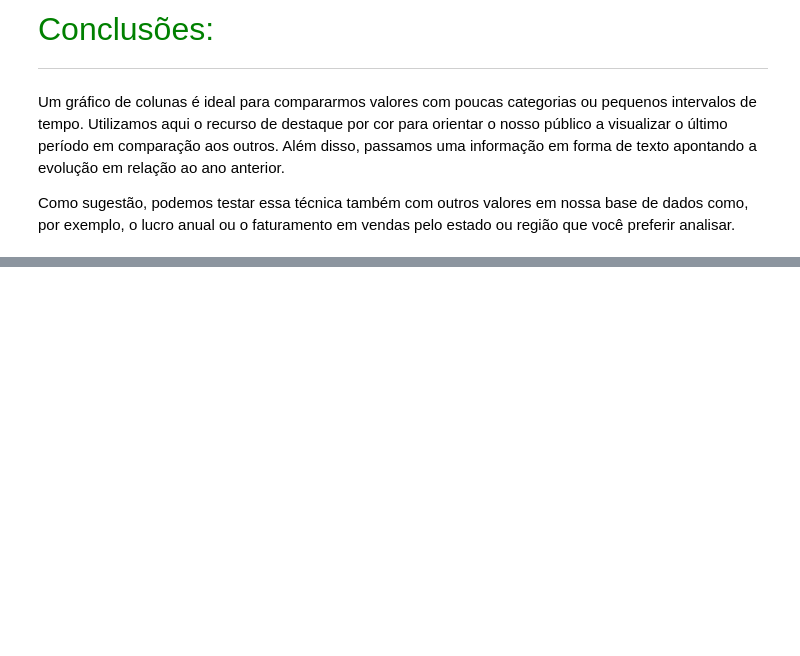
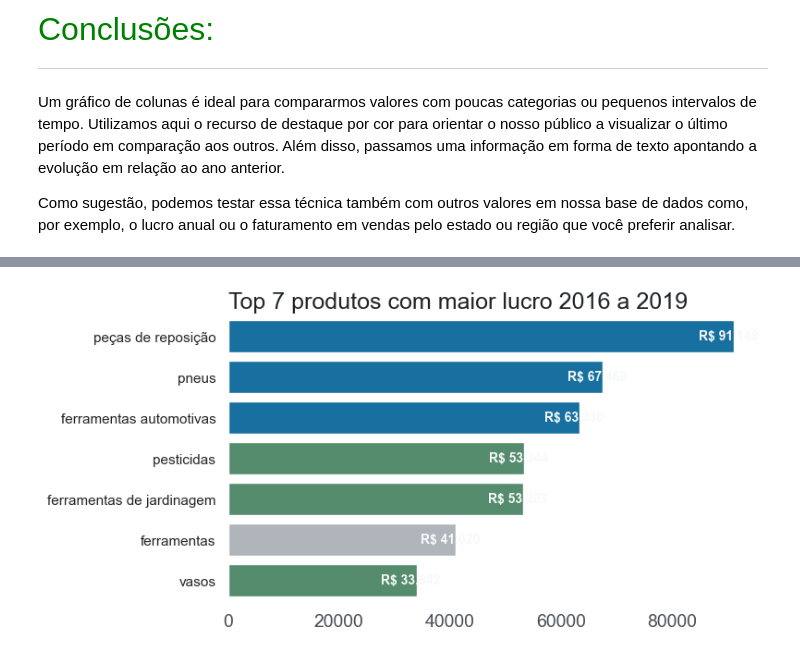
Before and after one commit to th1ago/Data_Science, a Jupyter notebook: Data Visualization/Analise_relatorio_vendas.ipynb, the cells around one changed output, grey strips where cells are left out. Cells and saved outputs as stored; diff of their text form; code cells hidden in the pictures; blank space fills up the shorter version.

Commit message:
Graph bar

```diff
--- a/Data Visualization/Analise_relatorio_vendas.ipynb
+++ b/Data Visualization/Analise_relatorio_vendas.ipynb
@@ -158,0 +169,11 @@ Como sugestão, podemos testar essa técnica também com outros valores em nossa
+# %%
+# fazendo uma copia
+top_lucro = vendas.copy()
+# selecionando as coluna que vou utilizar
+top_lucro = top_lucro[["tipo_produto", "lucro"]]
+
+# agrupando os dados por tipo_produto, ordenando de maneira crescente pelo lucro e selecionando os 7 primeiros
+top_lucro = top_lucro.groupby(["tipo_produto"]).agg("sum").sort_values("lucro", ascending=False)
+
+top_7 = top_lucro[:7]
+top_7
@@ -158,0 +190,39 @@ Como sugestão, podemos testar essa técnica também com outros valores em nossa
+# %%
+def grafico_top_7():
+    # importando as bibliotecas
+    import matplotlib.pyplot as plt
+    import seaborn as sns
+
+    # area do grafico e tema de visualizacao
+    fig, ax= plt.subplots(figsize=(10,4))
+    # ajuste da area
+    fig.subplots_adjust(right=0.7)
+    sns.set_theme(style="white")
+
+    # definindo as cores
+    cores = [AZUL2, AZUL2, AZUL2, VERDE1, VERDE1, CINZA3, VERDE1]
+
+    # gerando o gráfico de colunas
+    ax = sns.barplot(data = top_7, x="lucro", y = top_7.index, palette = cores)
+
+    ax.set_title("Top 7 produtos com maior lucro 2016 a 2019", loc="left", fontsize=18, color=CINZA1)
+    ax.set_xlabel("")
+    ax.set_ylabel("")
+    # aumentando o tamanho do xlabel
+    ax.xaxis.set_tick_params(labelsize=14, labelcolor=CINZA2)
+    # retirando as bordas
+    sns.despine(left=True, bottom=True)
+
+    # criando uma dupla onde o 1 valor vai ser a poscao dos anos
+    # o 2 valor sera a qtd total de vendas
+    for i, valor in enumerate(top_7["lucro"]):
+        # texto escrito em cada barra
+        qtd = f'R$ {valor:,.0f}'.replace(",",".")
+        # deslocando para nao ficar colado na barra
+        offset = 1e3
+        ax.text(valor - offset, i, qtd, color=CINZA5, fontsize=10, fontweight='bold', ha="center", va="center")
+    return ax
+
+ax = grafico_top_7()
+# %% [output]
+[figure, added]
```
Also changed, not shown: parts of 2 cells of this notebook.
